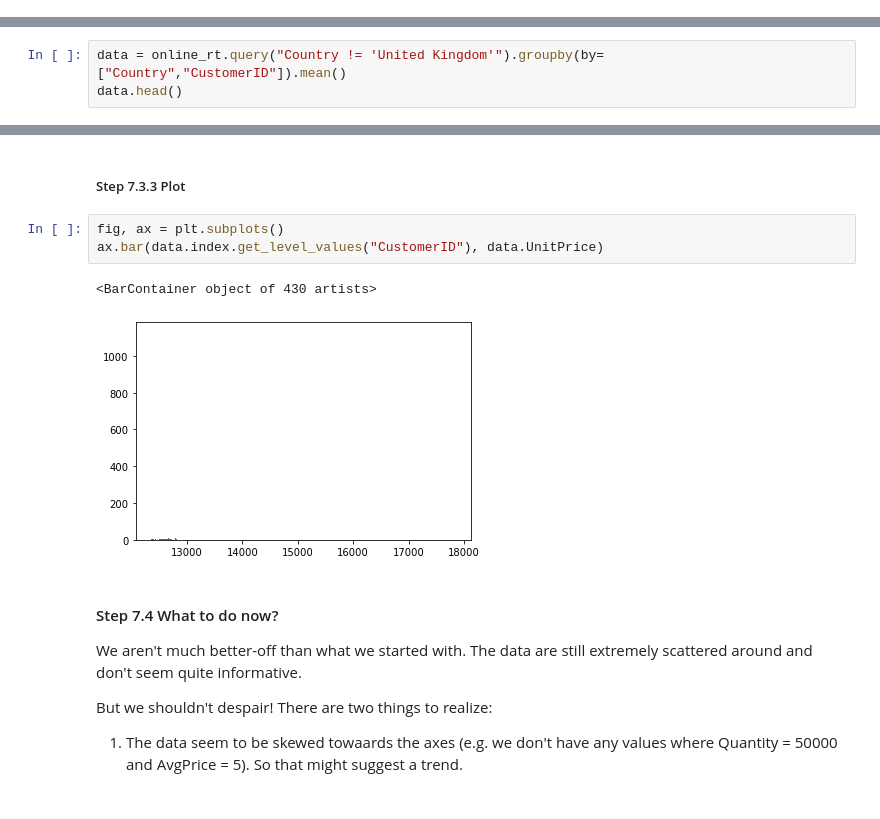
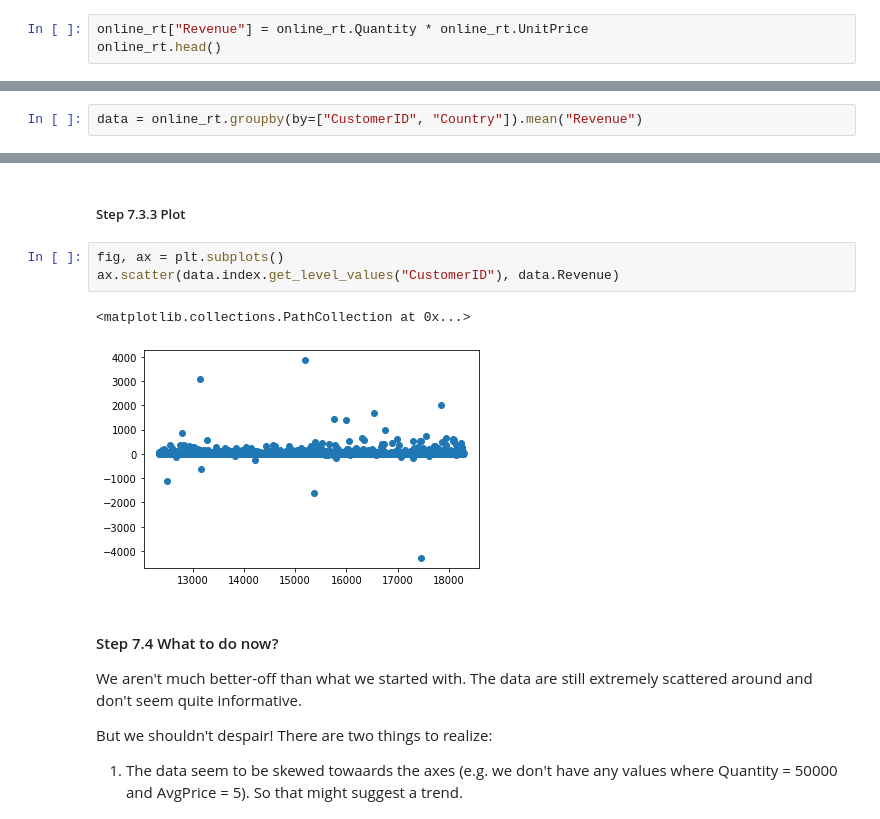
Before and after one commit to zhiyixu/pandas_exercises, a Jupyter notebook: 07_Visualization/Online_Retail/Exercises.ipynb, the cells around one changed output, grey strips where cells are left out. Cells and saved outputs as stored; diff of their text form.

```diff
--- a/07_Visualization/Online_Retail/Exercises.ipynb
+++ b/07_Visualization/Online_Retail/Exercises.ipynb
@@ -158,3 +172,6 @@ We need to unpack that.
 #### Step 7.3 Modify, select and plot data
 ##### Step 7.3.1 Add a column to online_rt called `Revenue` calculate the revenue (Quantity * UnitPrice) from each sale.
 We will use this later to figure out an average price per customer.
+# %%
+online_rt["Revenue"] = online_rt.Quantity * online_rt.UnitPrice
+online_rt.head()
@@ -161,5 +185,4 @@ We will use this later to figure out an average price per customer.
 # %% [markdown]
 ##### Step 7.3.2 Group by `CustomerID` and `Country` and find out the average price (`AvgPrice`) each customer spends per unit.
 # %%
-data = online_rt.query("Country != 'United Kingdom'").groupby(by=["Country","CustomerID"]).mean()
-data.head()
+data = online_rt.groupby(by=["CustomerID", "Country"]).mean("Revenue")
@@ -175,10 +190,10 @@ data.head()
 ##### Step 7.3.3 Plot
 # %%
 fig, ax = plt.subplots()
-ax.bar(data.index.get_level_values("CustomerID"), data.UnitPrice)
+ax.scatter(data.index.get_level_values("CustomerID"), data.Revenue)
 # %% [output]
-<BarContainer object of 430 artists>
+<matplotlib.collections.PathCollection at 0x...>
-[figure, old version]
+[figure, new version]
 # %% [markdown]
 #### Step 7.4 What to do now?
 We aren't much better-off than what we started with. The data are still extremely scattered around and don't seem quite informative.
```
Also changed, not shown: parts of 5 cells of this notebook, 2 other files.
